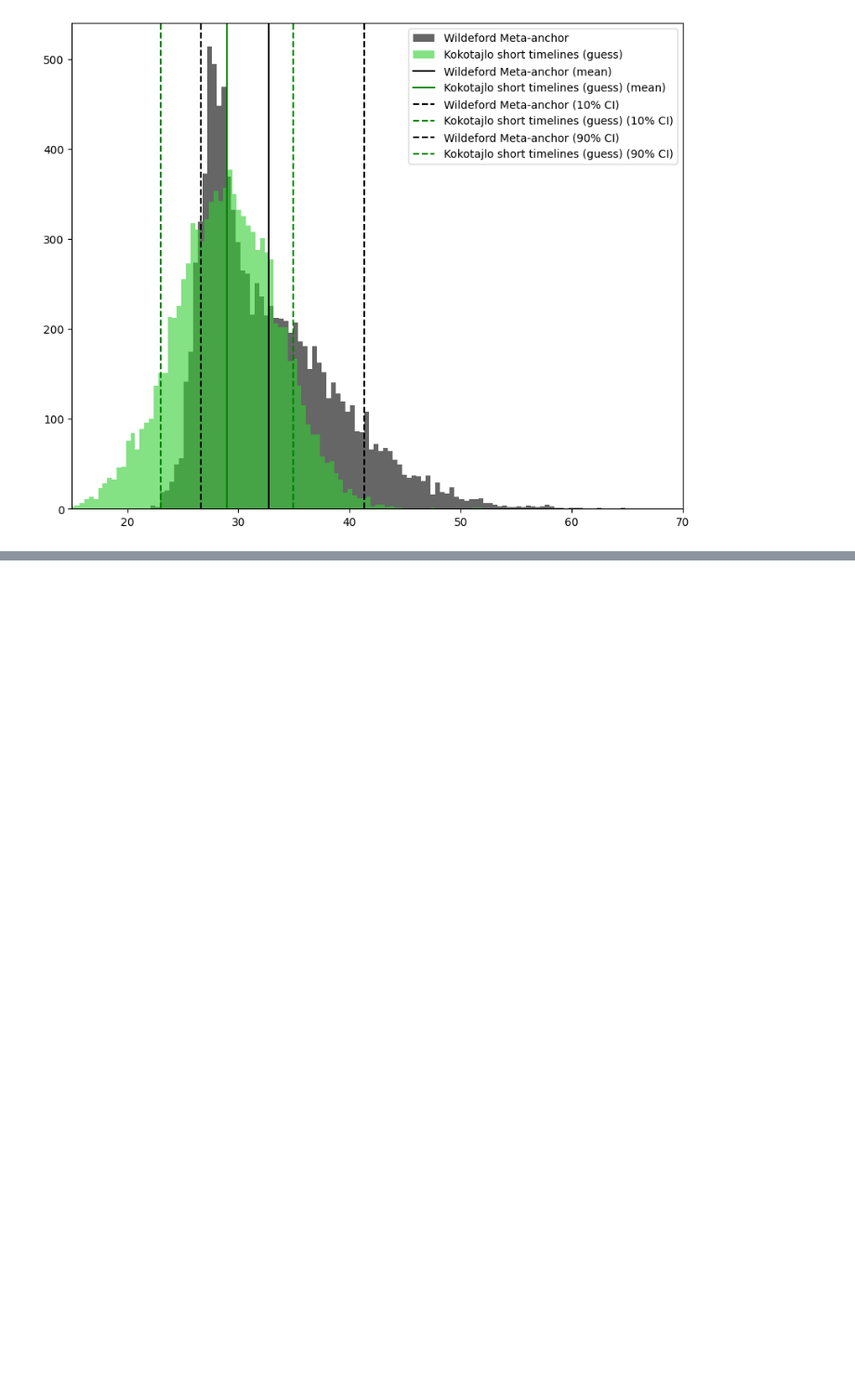
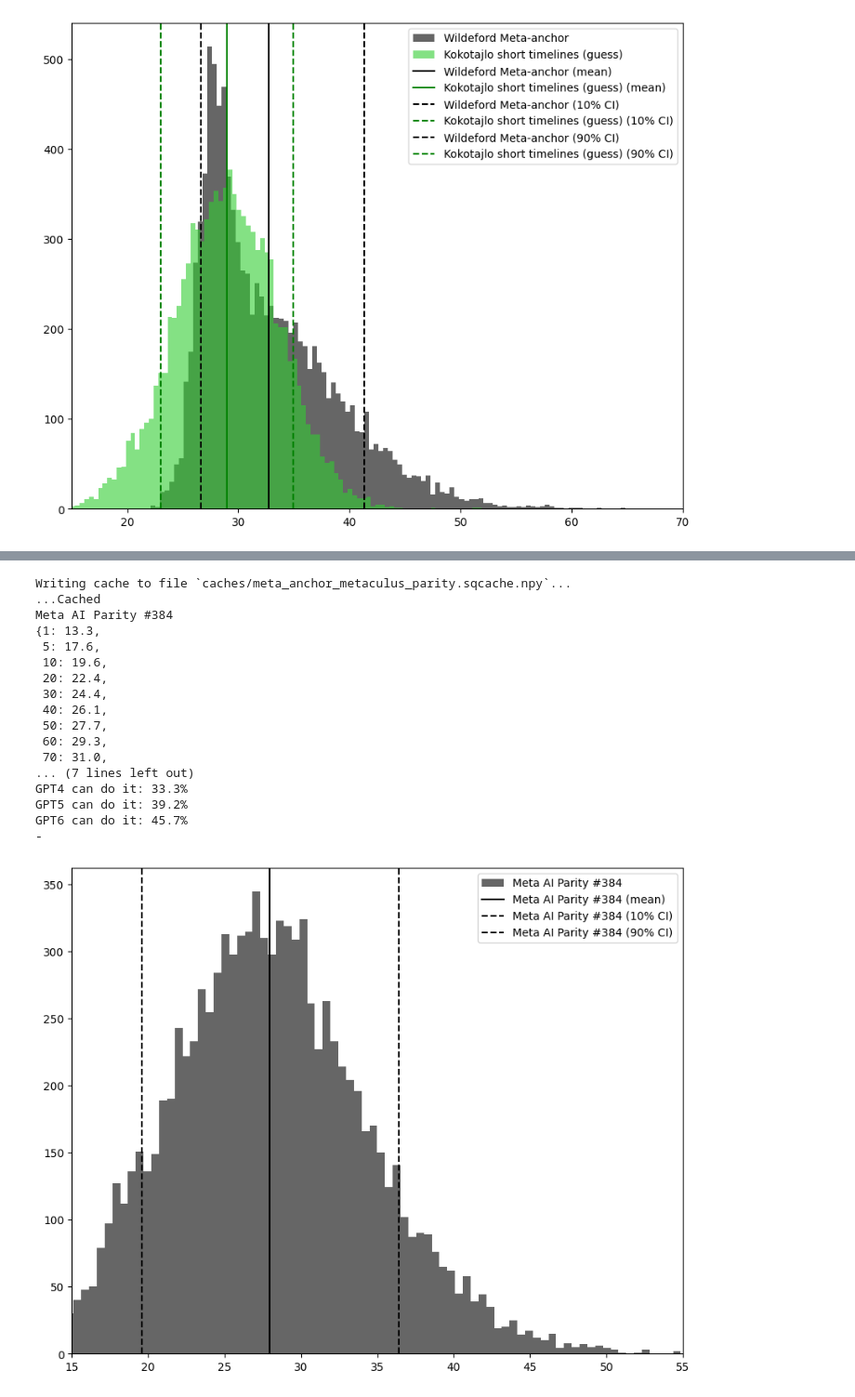
Before and after one commit to rethinkpriorities/future-assessment-model, a Jupyter notebook: (1) Anchors.ipynb, the cells around one changed output, grey strips where cells are left out. Shown at 93% size. Saved outputs shown, nothing was run; the diff lists cells and outputs as text; code cells hidden in the pictures; blank space fills up the shorter version.

```diff
--- a/(1) Anchors.ipynb
+++ b/(1) Anchors.ipynb
@@ -910,0 +981,32 @@ GPT6 can do it: 33.7%
+# %%
+# Will there be Human-machine intelligence parity before 2040?
+# https://www.metaculus.com/questions/384/humanmachine-intelligence-parity-by-2040/
+
+meta_anchor_parity = tai_log_flop_needs(brain=sq.lognorm(11,19.5),
+                                        efficiency=sq.norm(-1,1),
+                                        transformative_vs_human=sq.norm(-2,0),
+                                        horizon_length=0,
+                                        scaling_exponent=sq.norm(0.5,1.5),
+                                        flops_per_param_per_sec=sq.norm(1,2),
+                                        bayes_update=None)
+meta_anchor_parity_samples = sq.sample(meta_anchor_parity, dump_cache_file='caches/meta_anchor_metaculus_parity', n=10000, verbose=True)
+plot_anchors(meta_anchor_parity_samples, xlim=[15,55], label1='Meta AI Parity #384')
+# %% [output]
+Writing cache to file `caches/meta_anchor_metaculus_parity.sqcache.npy`...
+...Cached
+Meta AI Parity #384
+{1: 13.3,
+ 5: 17.6,
+ 10: 19.6,
+ 20: 22.4,
+ 30: 24.4,
+ 40: 26.1,
+ 50: 27.7,
+ 60: 29.3,
+ 70: 31.0,
+... (7 lines left out)
+GPT4 can do it: 33.3%
+GPT5 can do it: 39.2%
+GPT6 can do it: 45.7%
+-
+[figure, added]
```
Also changed, not shown: parts of 3 cells of this notebook, 1 other file.
